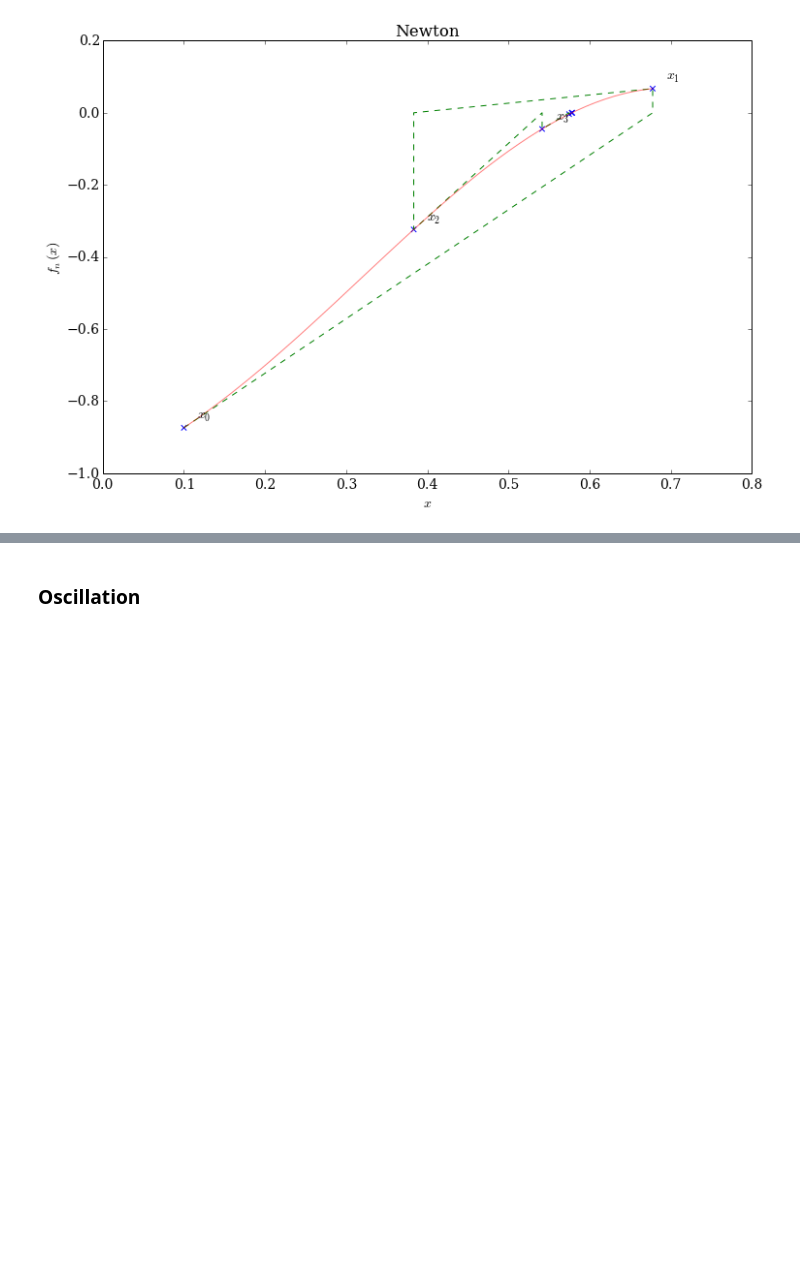
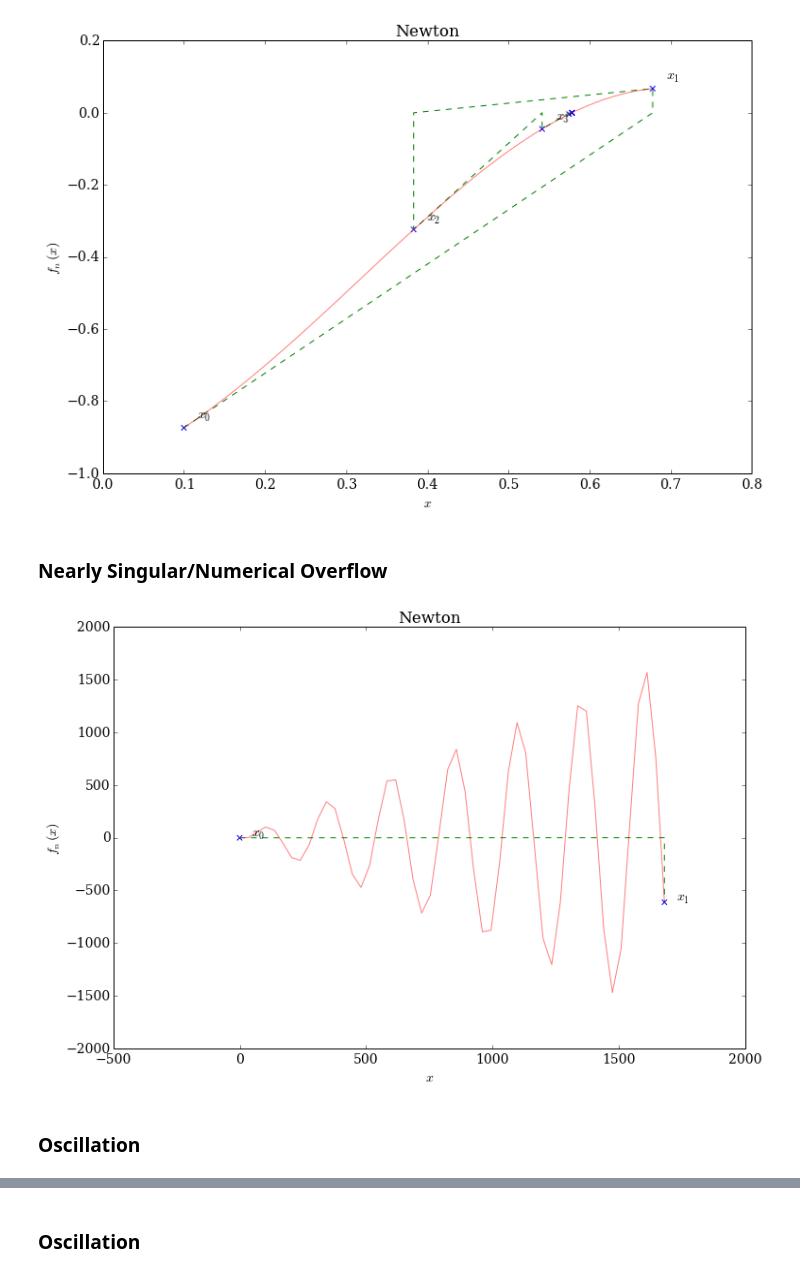
Before and after one commit to philippslang/nummet_I, a Jupyter notebook: NonLinearRoots.ipynb, the cells around one changed output, grey strips where cells are left out. Drawn from its saved outputs; the diff is of its cells as text; code cells hidden in the pictures; blank space fills up the shorter version.

```diff
--- a/NonLinearRoots.ipynb
+++ b/NonLinearRoots.ipynb
@@ -401,6 +402,15 @@ x0 = 0.1
 esenummet.plot_newton_convergence_pattern(f1, 1E-8, x0, 1E-7, 3, inset=False)
 # %% [output]
 [figure]
+# %% [markdown]
+### Nearly Singular/Numerical Overflow
+# %%
+x0 = -0.268
+esenummet.plot_newton_convergence_pattern(f1, 1E-8, x0, 1E-7, 3, inset=False, maxiter=1)
+# %% [output]
+[figure, added]
+# %% [markdown]
+### Oscillation
 # %%
 def f2(x):
     return 2*x + x*np.sin(x-3) - 5
```
Also changed, not shown: parts of 7 cells of this notebook.
